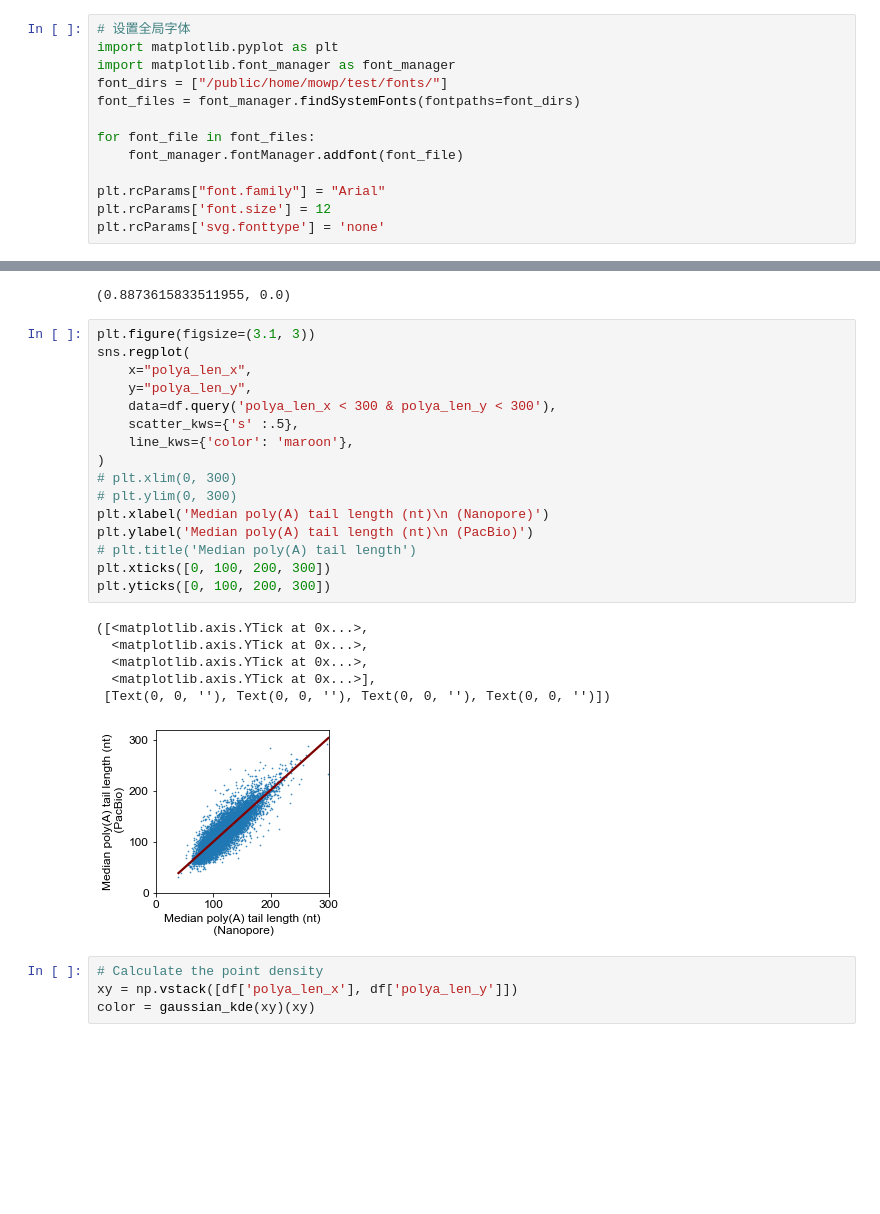
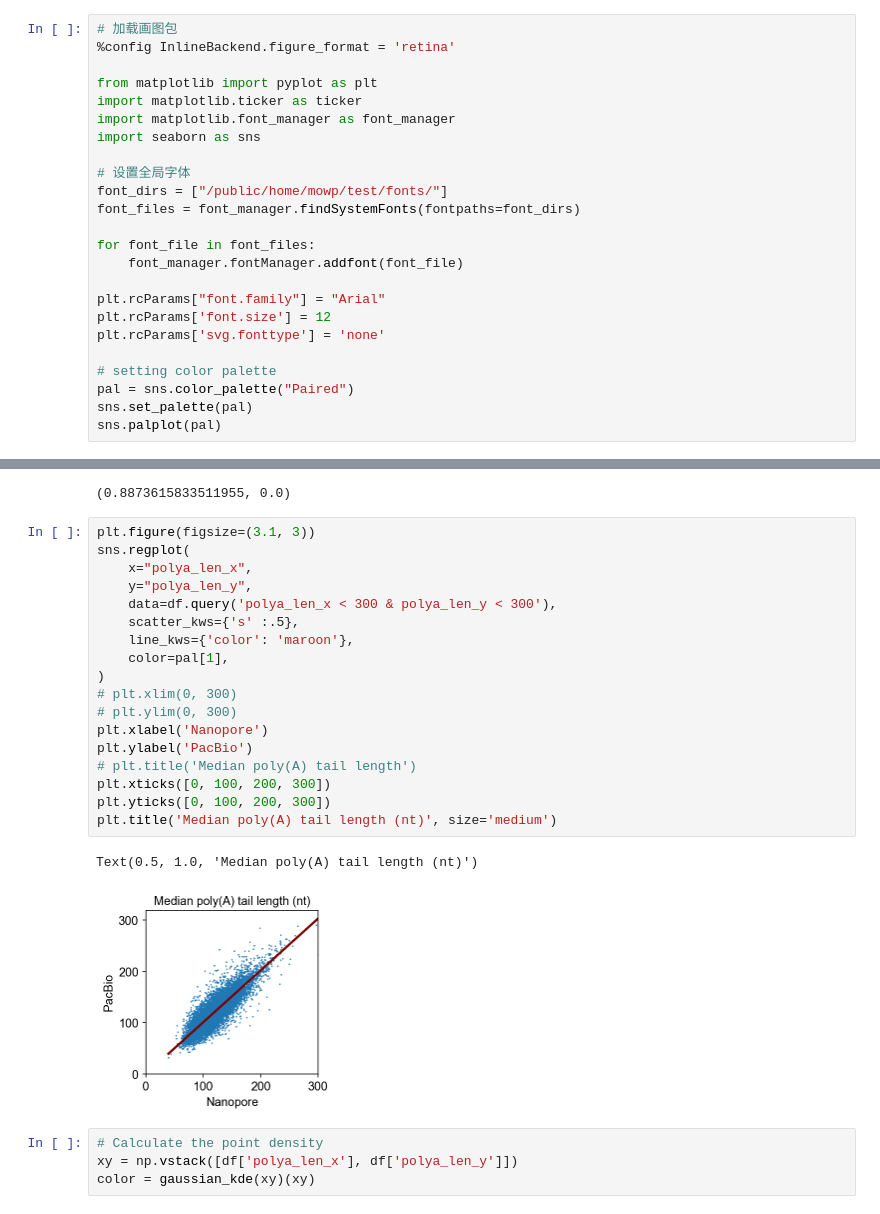
Before and after one commit to ZhaiLab-SUSTech/Full_length_transcripts_analysis, a Jupyter notebook: notebook/polya_tail_len.ipynb, the cells around one changed output, grey strips where cells are left out. Drawn from its saved outputs; the diff is of its cells as text; blank space fills up the shorter version.

Commit message:
UPDATE: retina output

```diff
--- a/notebook/polya_tail_len.ipynb
+++ b/notebook/polya_tail_len.ipynb
@@ -19,9 +16,15 @@ logging.basicConfig(level=logging.DEBUG,
                     datefmt='%m/%d/%Y %I:%M:%S %p',
                     )
 # %%
+# 加载画图包
+%config InlineBackend.figure_format = 'retina'
+
+from matplotlib import pyplot as plt
+import matplotlib.ticker as ticker
+import matplotlib.font_manager as font_manager
+import seaborn as sns
+
 # 设置全局字体
-import matplotlib.pyplot as plt
-import matplotlib.font_manager as font_manager
 font_dirs = ["/public/home/mowp/test/fonts/"]
 font_files = font_manager.findSystemFonts(fontpaths=font_dirs)
 
@@ -31,3 +34,8 @@ for font_file in font_files:
 plt.rcParams["font.family"] = "Arial"
 plt.rcParams['font.size'] = 12
 plt.rcParams['svg.fonttype'] = 'none'
+
+# setting color palette
+pal = sns.color_palette("Paired")
+sns.set_palette(pal)
+sns.palplot(pal)
@@ -296,26 +310,24 @@ pearsonr(df['polya_len_x'], df['polya_len_y'])
 # %%
 plt.figure(figsize=(3.1, 3))
 sns.regplot(
     x="polya_len_x",
     y="polya_len_y",
     data=df.query('polya_len_x < 300 & polya_len_y < 300'),
     scatter_kws={'s' :.5},
     line_kws={'color': 'maroon'},
+    color=pal[1],
 )
 # plt.xlim(0, 300)
 # plt.ylim(0, 300)
-plt.xlabel('Median poly(A) tail length (nt)\n (Nanopore)')
-plt.ylabel('Median poly(A) tail length (nt)\n (PacBio)')
+plt.xlabel('Nanopore')
+plt.ylabel('PacBio')
 # plt.title('Median poly(A) tail length')
 plt.xticks([0, 100, 200, 300])
 plt.yticks([0, 100, 200, 300])
+plt.title('Median poly(A) tail length (nt)', size='medium')
 # %% [output]
-([<matplotlib.axis.YTick at 0x...>,
-  <matplotlib.axis.YTick at 0x...>,
-  <matplotlib.axis.YTick at 0x...>,
-  <matplotlib.axis.YTick at 0x...>],
- [Text(0, 0, ''), Text(0, 0, ''), Text(0, 0, ''), Text(0, 0, '')])
+Text(0.5, 1.0, 'Median poly(A) tail length (nt)')
-[figure, old version]
+[figure, new version]
 # %%
 # Calculate the point density
 xy = np.vstack([df['polya_len_x'], df['polya_len_y']])
```
Also changed, not shown: parts of 3 cells of this notebook, 2 other files.
